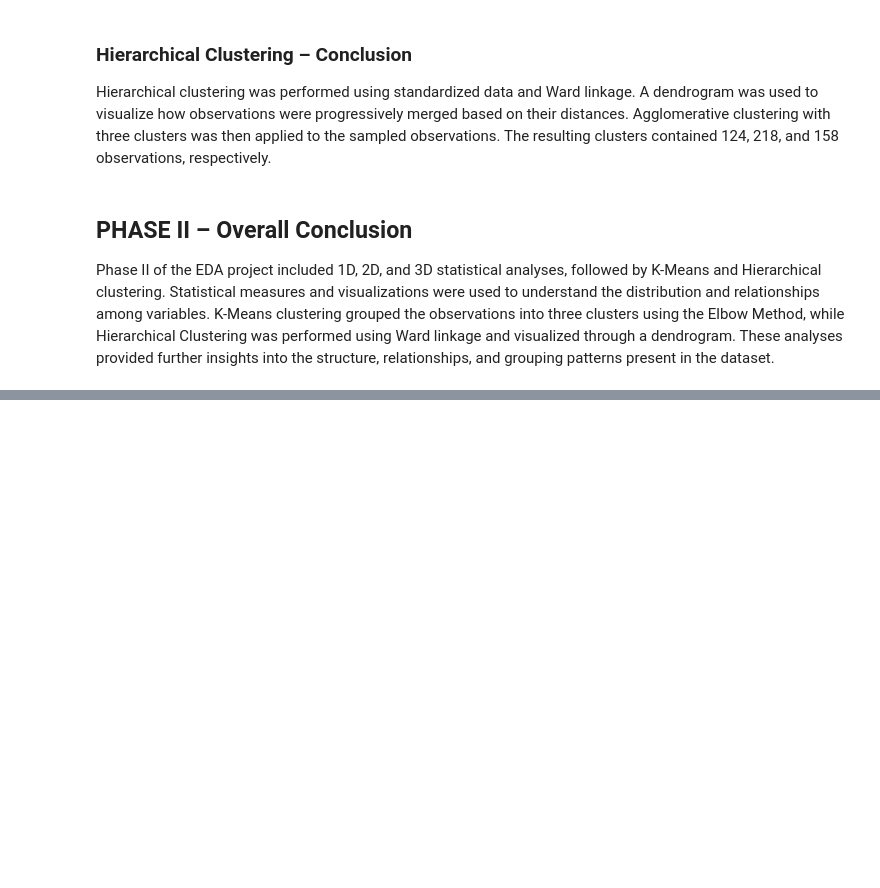
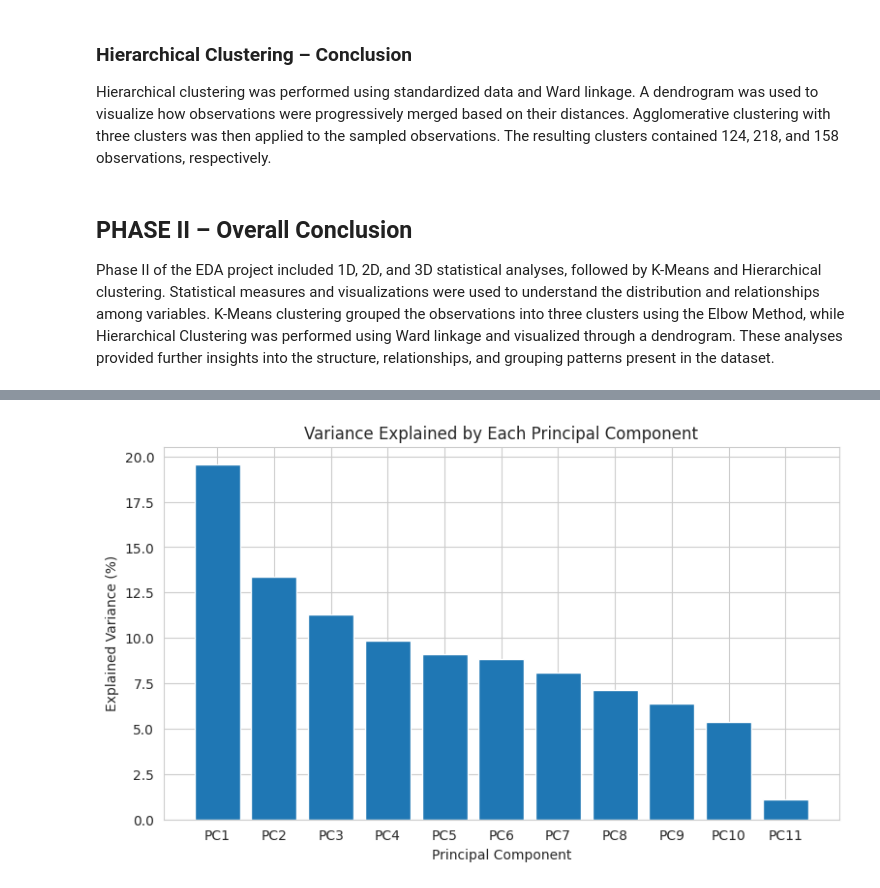
Before and after one commit to ChittibotulaNiharika/Chittibotula_Niharika, a Jupyter notebook: EDA_Project.ipynb, the cells around one changed output, grey strips where cells are left out. Saved outputs shown, nothing was run; the diff lists cells and outputs as text; code cells hidden in the pictures; blank space fills up the shorter version.

```diff
--- a/EDA_Project.ipynb
+++ b/EDA_Project.ipynb
@@ -759,0 +795,17 @@ Phase II of the EDA project included 1D, 2D, and 3D statistical analyses, follow
+# %%
+# Apply PCA and calculate explained variance
+
+pca = PCA()
+pca_result = pca.fit_transform(scaled_pca_data)
+
+pca_summary = pd.DataFrame({
+    'Principal Component': [
+        f'PC{i+1}' for i in range(len(pca.explained_variance_ratio_))
+    ],
+    'Explained Variance (%)': pca.explained_variance_ratio_ * 100,
+    'Cumulative Variance (%)': np.cumsum(
+        pca.explained_variance_ratio_
+    ) * 100
+})
+
+pca_summary.round(2)
@@ -759,0 +825,16 @@ Phase II of the EDA project included 1D, 2D, and 3D statistical analyses, follow
+# %%
+# Visualize variance explained by each principal component
+
+plt.figure(figsize=(9, 5))
+
+plt.bar(
+    pca_summary['Principal Component'],
+    pca_summary['Explained Variance (%)']
+)
+
+plt.xlabel('Principal Component')
+plt.ylabel('Explained Variance (%)')
+plt.title('Variance Explained by Each Principal Component')
+plt.show()
+# %% [output]
+[figure, added]
```
Also changed, not shown: parts of 17 cells of this notebook.
